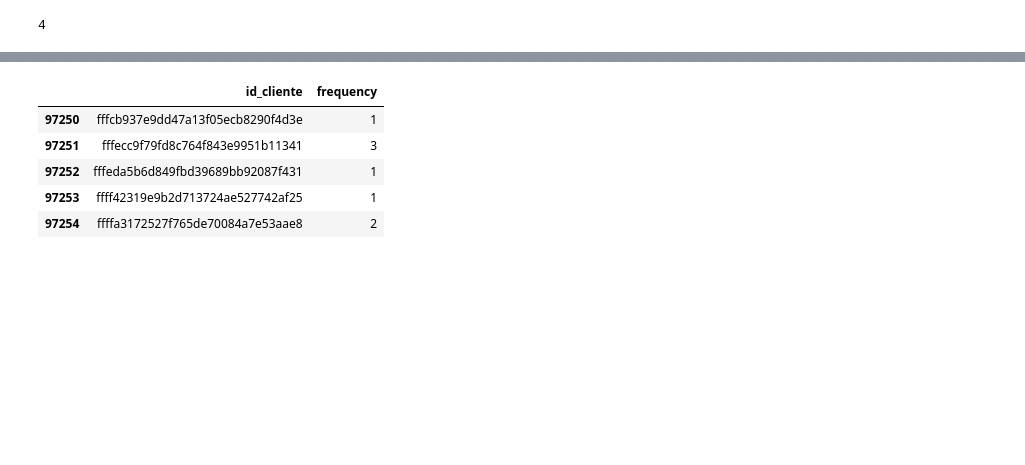
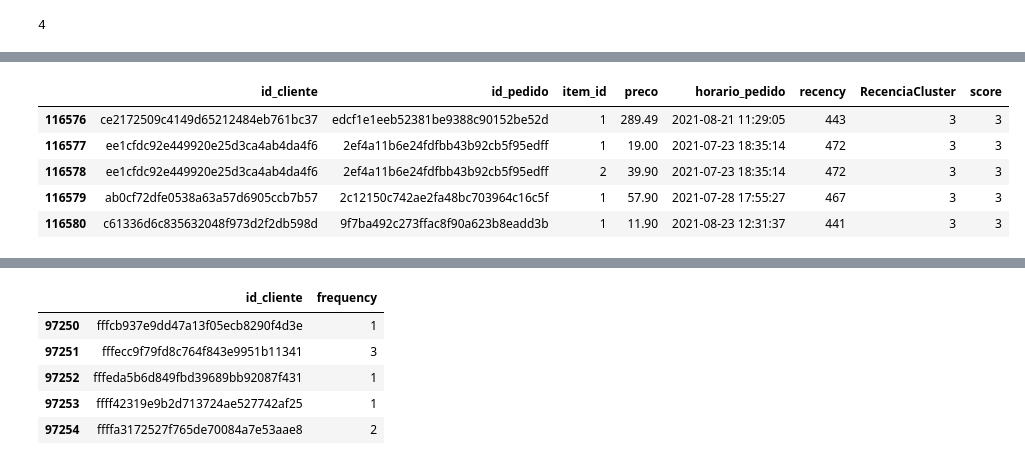
Before and after one commit to davidviana/clusters, a Jupyter notebook: Atividade_Swift.ipynb, the cells around one changed output, grey strips where cells are left out. Cells and saved outputs as stored; diff of their text form; code cells hidden in the pictures; blank space fills up the shorter version.

```diff
--- a/Atividade_Swift.ipynb
+++ b/Atividade_Swift.ipynb
@@ -88,0 +115,3 @@ optimal_clusters(wcss, 9)
+# %%
+agrp = df_cliente.groupby('RecenciaCluster')['recency'].mean().reset_index()
+agrp.head()
@@ -88,0 +124,3 @@ optimal_clusters(wcss, 9)
+# %%
+agrp_ordenado = agrp.sort_values(by='recency', ascending=False).reset_index()
+agrp_ordenado.head()
@@ -88,0 +143,10 @@ optimal_clusters(wcss, 9)
+# %%
+juntando_cluster = pd.merge(df_cliente, agrp_ordenado [['RecenciaCluster', 'score']], on='RecenciaCluster')
+juntando_cluster.tail()
+# %% [output]
+|  | id_cliente | id_pedido | item_id | preco | horario_pedido | recency | RecenciaCluster | score |
+| 116576 | ce2172509c4149d65212484eb761bc37 | edcf1e1eeb52381be9388c90152be52d | 1 | 289.49 | 2021-08-21 11:29:05 | 443 | 3 | 3 |
+| 116577 | ee1cfdc92e449920e25d3ca4ab4da4f6 | 2ef4a11b6e24fdfbb43b92cb5f95edff | 1 | 19.00 | 2021-07-23 18:35:14 | 472 | 3 | 3 |
+| 116578 | ee1cfdc92e449920e25d3ca4ab4da4f6 | 2ef4a11b6e24fdfbb43b92cb5f95edff | 2 | 39.90 | 2021-07-23 18:35:14 | 472 | 3 | 3 |
+| 116579 | ab0cf72dfe0538a63a57d6905ccb7b57 | 2c12150c742ae2fa48bc703964c16c5f | 1 | 57.90 | 2021-07-28 17:55:27 | 467 | 3 | 3 |
+| 116580 | c61336d6c835632048f973d2f2db598d | 9f7ba492c273ffac8f90a623b8eadd3b | 1 | 11.90 | 2021-08-23 12:31:37 | 441 | 3 | 3 |
```
Also changed, not shown: parts of 16 cells of this notebook.
